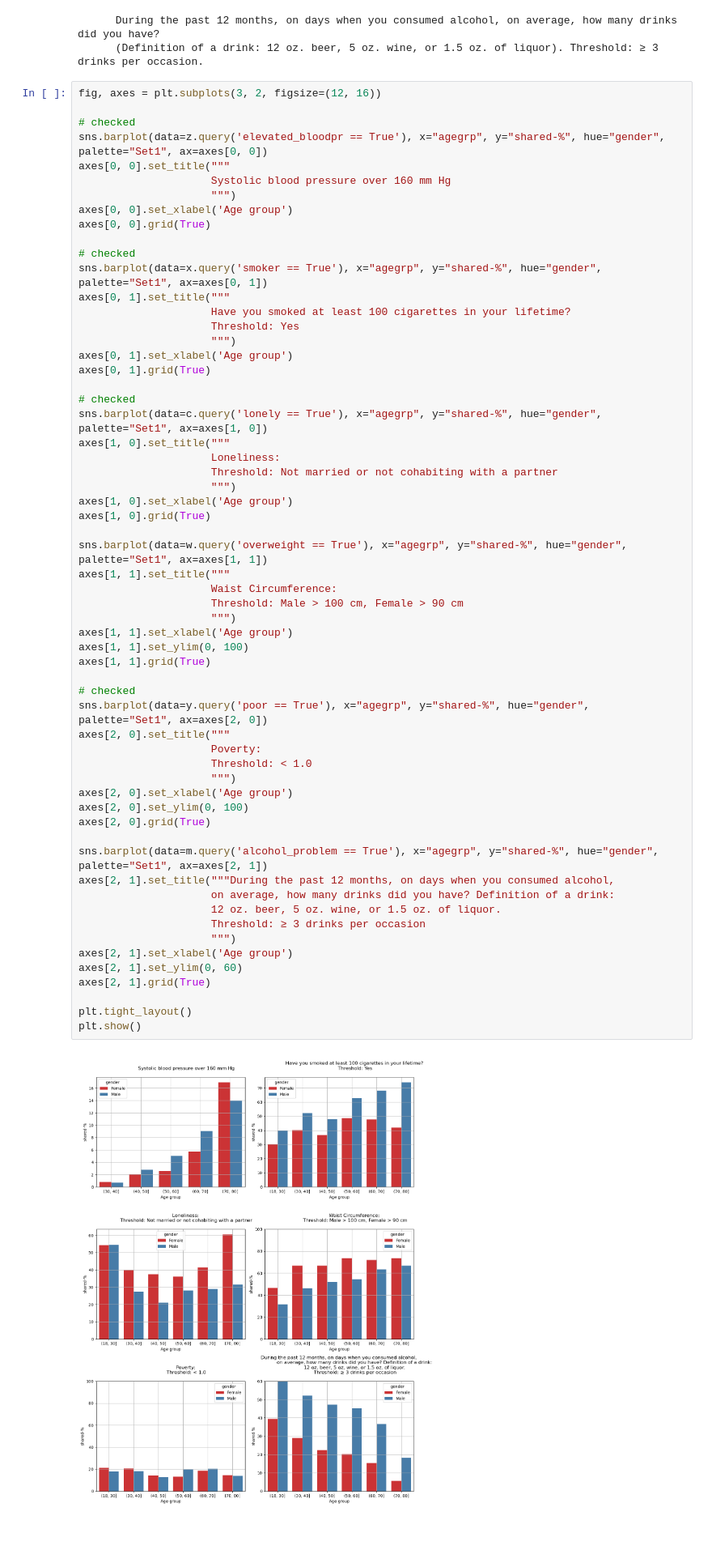
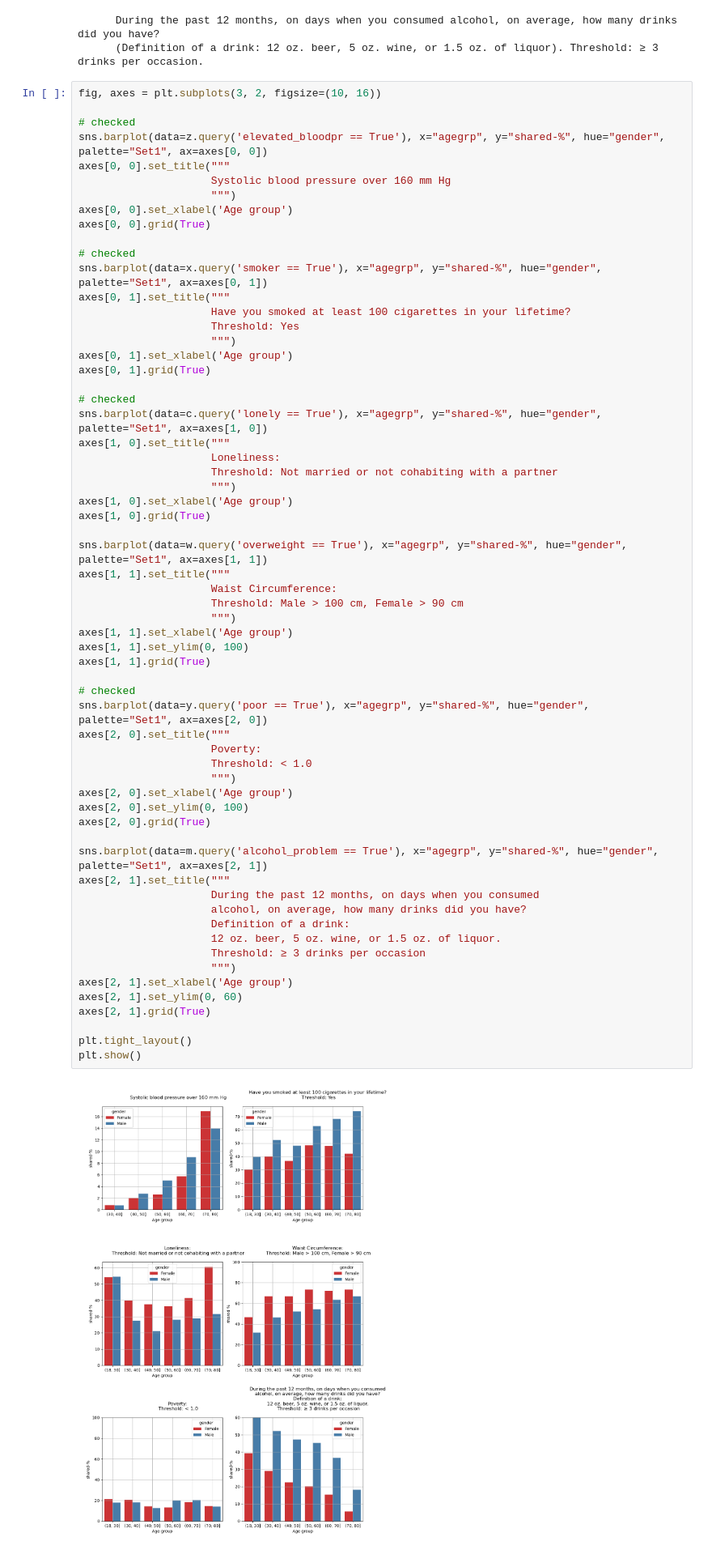
Before and after one commit to jahokas/statistics, a Jupyter notebook: nhanes_study.ipynb, the cells around one changed output. Shown at 81% size. Cells and saved outputs as stored; diff of their text form.

```diff
--- a/nhanes_study.ipynb
+++ b/nhanes_study.ipynb
@@ -585,7 +608,7 @@ m = m.reset_index(name='shared-%')
       During the past 12 months, on days when you consumed alcohol, on average, how many drinks did you have?
       (Definition of a drink: 12 oz. beer, 5 oz. wine, or 1.5 oz. of liquor). Threshold: ≥ 3 drinks per occasion.
 # %%
-fig, axes = plt.subplots(3, 2, figsize=(12, 16))
+fig, axes = plt.subplots(3, 2, figsize=(10, 16))
 
 # checked
 sns.barplot(data=z.query('elevated_bloodpr == True'), x="agegrp", y="shared-%", hue="gender", palette="Set1", ax=axes[0, 0])
@@ -616,34 +639,36 @@ axes[1, 0].grid(True)
 sns.barplot(data=w.query('overweight == True'), x="agegrp", y="shared-%", hue="gender", palette="Set1", ax=axes[1, 1])
 axes[1, 1].set_title("""
                      Waist Circumference:
                      Threshold: Male > 100 cm, Female > 90 cm
                      """)
 axes[1, 1].set_xlabel('Age group')
 axes[1, 1].set_ylim(0, 100)
 axes[1, 1].grid(True)
 
 # checked
 sns.barplot(data=y.query('poor == True'), x="agegrp", y="shared-%", hue="gender", palette="Set1", ax=axes[2, 0])
 axes[2, 0].set_title("""
                      Poverty:
                      Threshold: < 1.0
                      """)
 axes[2, 0].set_xlabel('Age group')
 axes[2, 0].set_ylim(0, 100)
 axes[2, 0].grid(True)
 
 sns.barplot(data=m.query('alcohol_problem == True'), x="agegrp", y="shared-%", hue="gender", palette="Set1", ax=axes[2, 1])
-axes[2, 1].set_title("""During the past 12 months, on days when you consumed alcohol,
-                     on average, how many drinks did you have? Definition of a drink:
+axes[2, 1].set_title("""
+                     During the past 12 months, on days when you consumed
+                     alcohol, on average, how many drinks did you have?
+                     Definition of a drink:
                      12 oz. beer, 5 oz. wine, or 1.5 oz. of liquor.
                      Threshold: ≥ 3 drinks per occasion
                      """)
 axes[2, 1].set_xlabel('Age group')
 axes[2, 1].set_ylim(0, 60)
 axes[2, 1].grid(True)
 
 plt.tight_layout()
 plt.show()
 # %% [output]
-[figure, old version]
+[figure, new version]
 # %%
```
Also changed, not shown: parts of 25 cells of this notebook.
